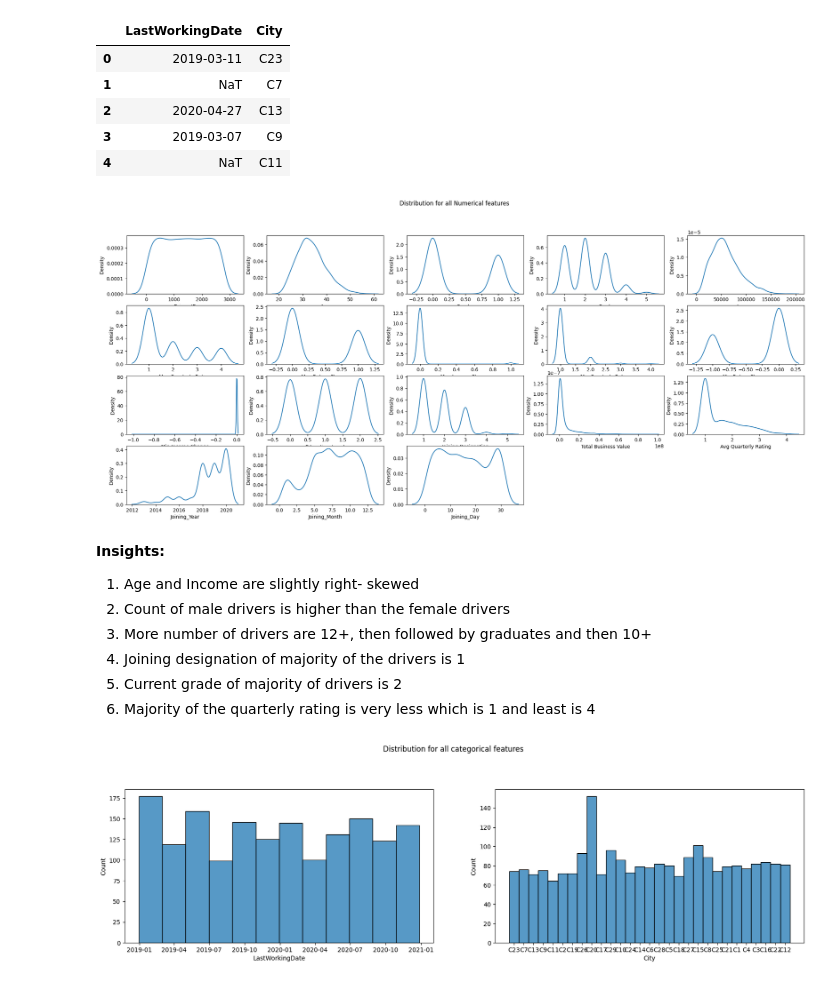
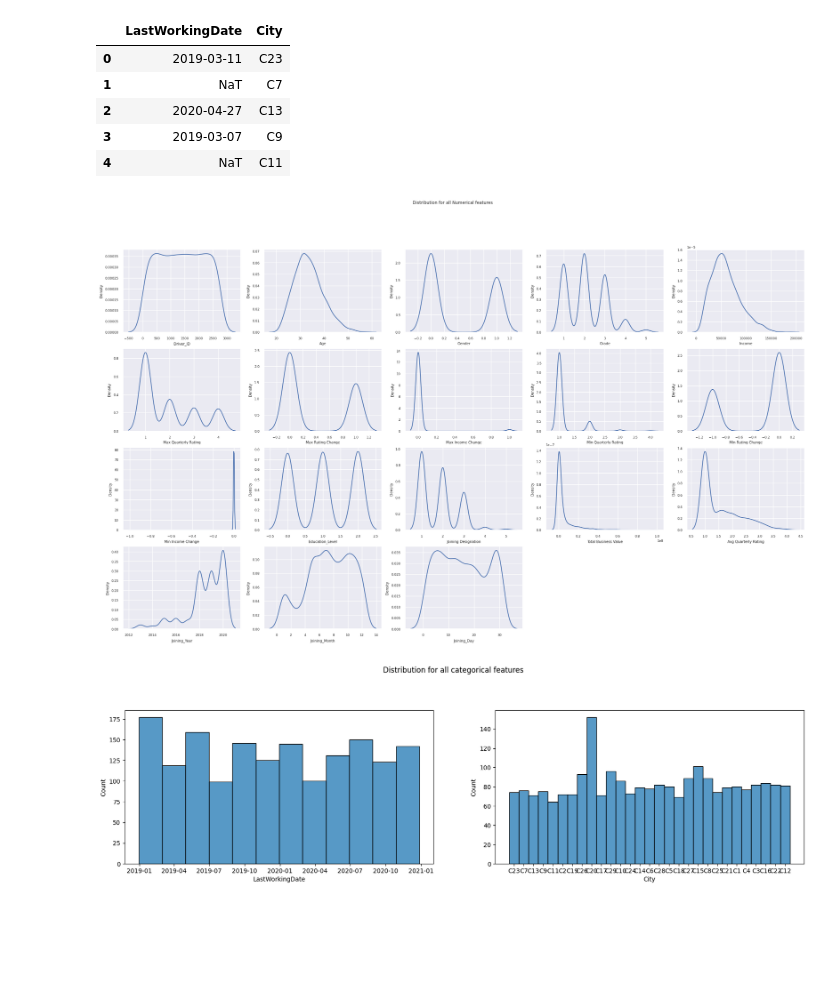
Before and after one commit to SanthoshKasam2104/ScalerCaseStudies, a Jupyter notebook: OLA_Ensemble_Learning_Santhosh_Kumar_Kasam.ipynb, the cells around one changed output. Drawn from its saved outputs; the diff is of its cells as text; code cells hidden in the pictures; blank space fills up the shorter version.

```diff
--- a/OLA_Ensemble_Learning_Santhosh_Kumar_Kasam.ipynb
+++ b/OLA_Ensemble_Learning_Santhosh_Kumar_Kasam.ipynb
@@ -338,23 +353,14 @@ categorical_data.head()
 | 3 | 2019-03-07 | C9 |
 | 4 | NaT | C11 |
 # %%
-fig = plt.figure(figsize = (25,10))
+fig = plt.figure(figsize = (25,14))
 plt.suptitle("Distribution for all Numerical features")
 for x in range(1,len(numerical_data.columns)+1):
   plt.subplot(4,5, x)
   sns.kdeplot(numerical_data[numerical_data.columns[x-1]])
 plt.show()
 # %% [output]
-[figure, old version]
+[figure, new version]
-# %% [markdown]
-**Insights:**
-
-1. Age and Income are slightly right- skewed
-2. Count of male drivers is higher than the female drivers
-3. More number of drivers are 12+, then followed by graduates and then 10+
-4. Joining designation of majority of the drivers is 1
-5. Current grade of majority of drivers is 2
-6. Majority of the quarterly rating is very less which is 1 and least is 4
 # %%
 fig = plt.figure(figsize = (20,10))
 plt.suptitle("Distribution for all categorical features")
```
Also changed, not shown: parts of 16 cells of this notebook.
